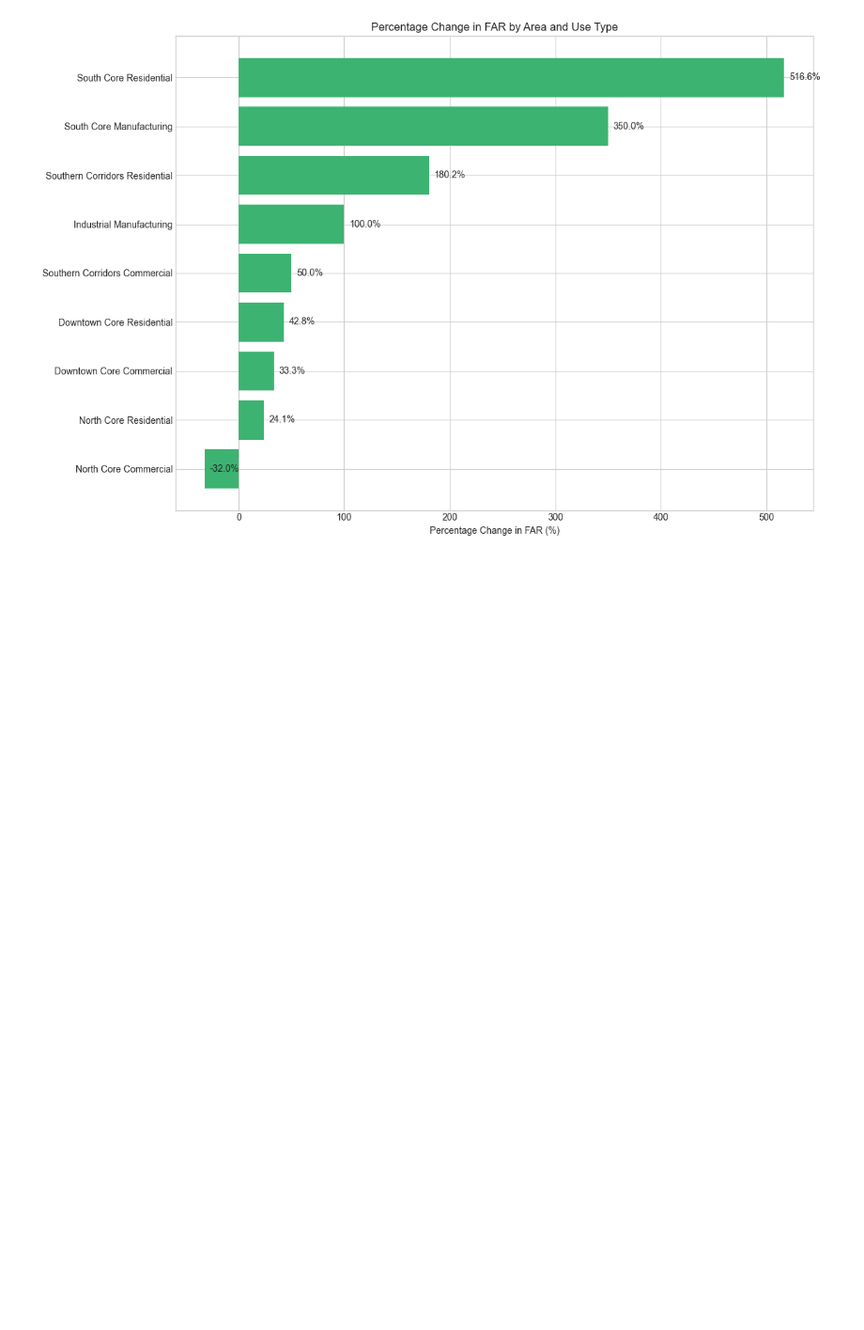
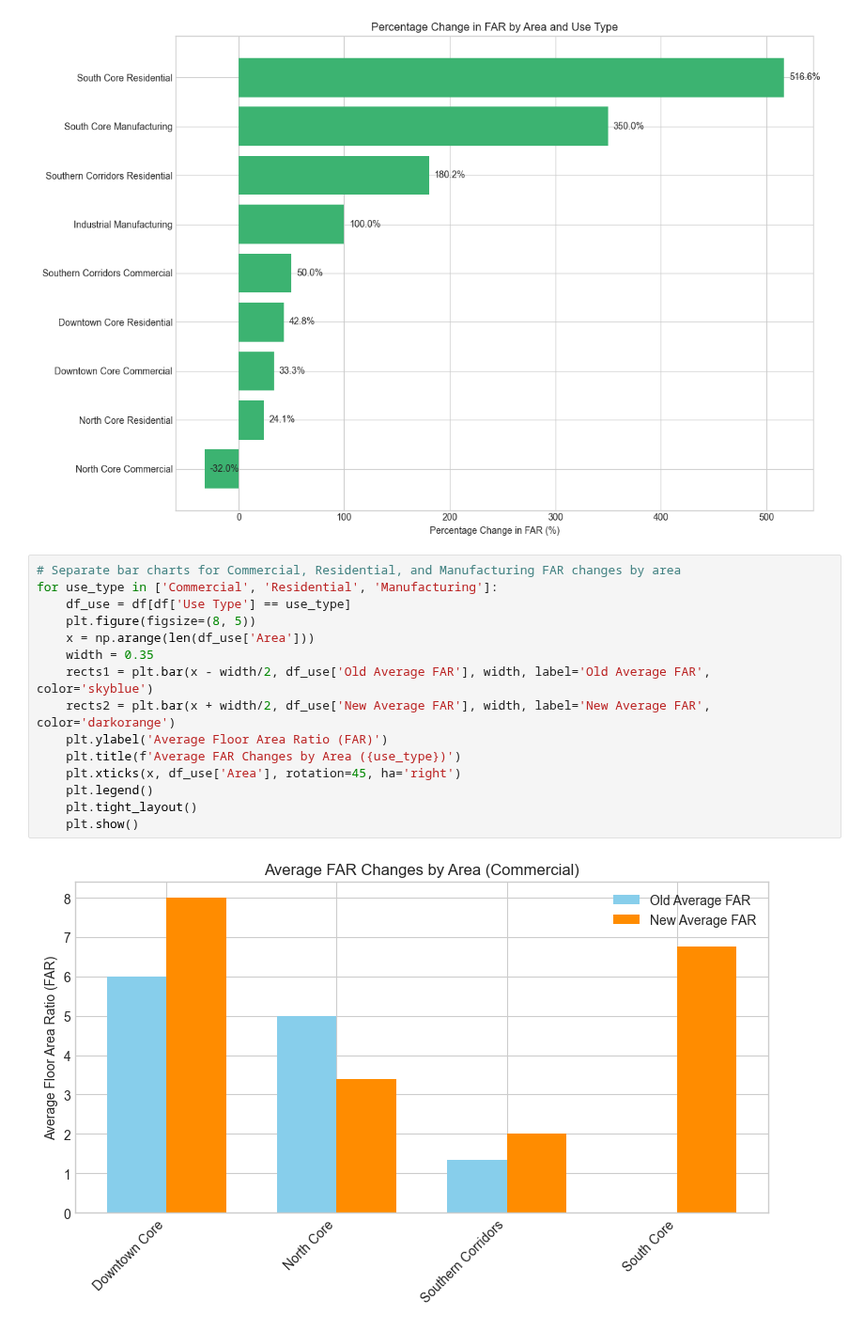
Before and after one commit to supernovaaa2024/RealEstateValuation, a Jupyter notebook: Jamaica_FAR.ipynb, the cells around one changed output. Shown at 94% size. Saved outputs shown, nothing was run; the diff lists cells and outputs as text; blank space fills up the shorter version.

```diff
--- a/Jamaica_FAR.ipynb
+++ b/Jamaica_FAR.ipynb
@@ -60,3 +60,20 @@ plt.savefig('percentage_far_changes.png')
 # %% [output]
 [figure]
 [figure]
+# %%
+# Separate bar charts for Commercial, Residential, and Manufacturing FAR changes by area
+for use_type in ['Commercial', 'Residential', 'Manufacturing']:
+    df_use = df[df['Use Type'] == use_type]
+    plt.figure(figsize=(8, 5))
+    x = np.arange(len(df_use['Area']))
+    width = 0.35
+    rects1 = plt.bar(x - width/2, df_use['Old Average FAR'], width, label='Old Average FAR', color='skyblue')
+    rects2 = plt.bar(x + width/2, df_use['New Average FAR'], width, label='New Average FAR', color='darkorange')
+    plt.ylabel('Average Floor Area Ratio (FAR)')
+    plt.title(f'Average FAR Changes by Area ({use_type})')
+    plt.xticks(x, df_use['Area'], rotation=45, ha='right')
+    plt.legend()
+    plt.tight_layout()
+    plt.show()
+# %% [output]
+[figure, added]
```
Also changed, not shown: parts of 3 cells of this notebook.
